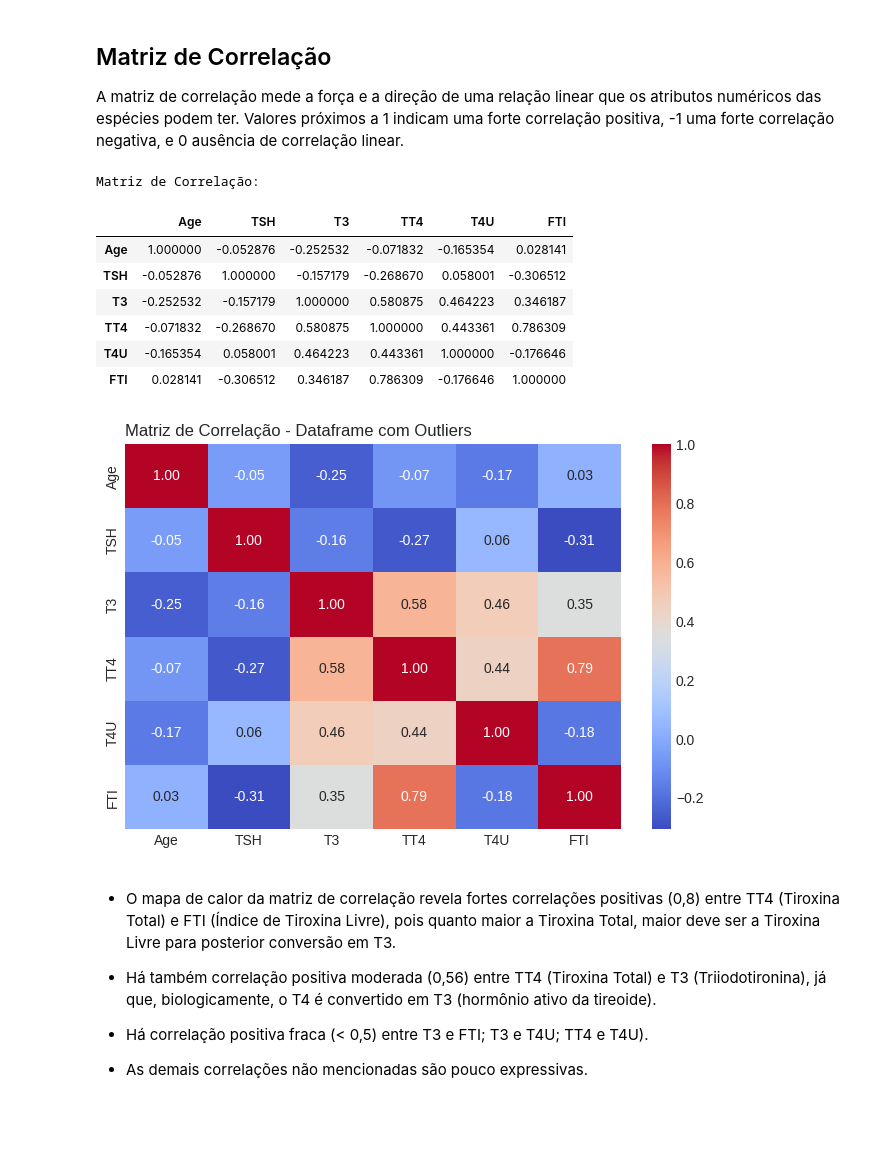
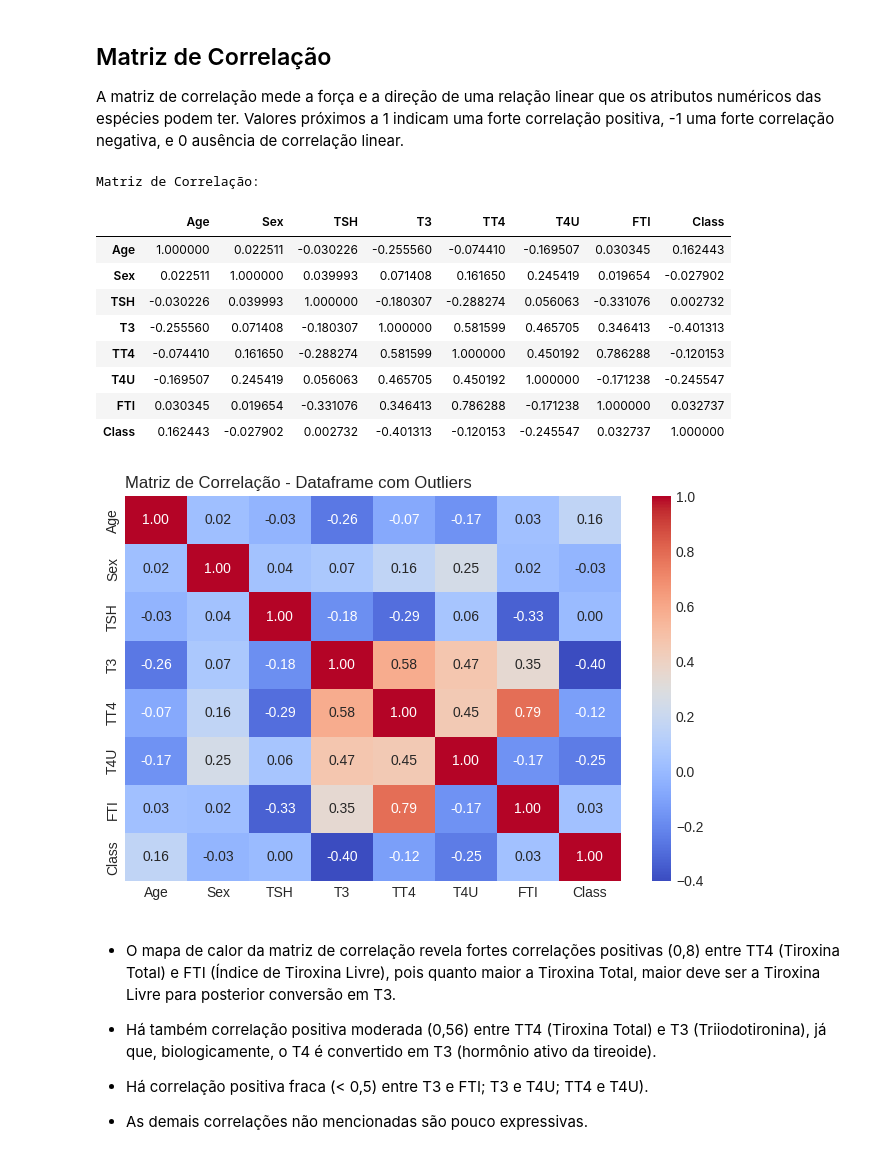
Before and after one commit to leticiasbm/DSAnalytics, a Jupyter notebook: MVP_Letícia_Santos_Batista_de_Melo.ipynb, the cells around one changed output. Drawn from its saved outputs; the diff is of its cells as text; code cells hidden in the pictures; blank space fills up the shorter version.

```diff
--- a/MVP_Letícia_Santos_Batista_de_Melo.ipynb
+++ b/MVP_Letícia_Santos_Batista_de_Melo.ipynb
@@ -157,6 +168,10 @@ Na última coluna do DataFrame, "Class", deixaremos apenas o diagnóstico, sendo
 
 dataframe["Class"] = dataframe["Class"].str.split("|").str[0]
 dataframe["Class"] = dataframe["Class"] .str.rstrip('.')
+
+dataframe = dataframe.replace("negative", 0) # Considerando que, para class = negative, 0
+dataframe = dataframe.replace("sick", 1) # Considerando que, para class = sick, 1
+
 dataframe.head()
 # %% [output]
 |  | Age | Sex | On_Thyroxine | Query_On_Thyroxine | On_Antithyroid_Medication | Sick | Pregnant | ... |
@@ -204,7 +219,7 @@ dataframe = dataframe.astype({"Age" : float, "Sex": float, "On_Thyroxine" : bool
                               "Sick" : bool, "Pregnant" : bool, "Thyroid_Surgery" : bool, "I131_Treatment" : bool, "Query_Hypothyroid" : bool,
                               "Query_Hyperthyroid" : bool, "Lithium" : bool, "Goitre" : bool, "Tumor" : bool, "Hypopituitary" : bool, "Psych" : bool,
                               "TSH_Measured" : bool, "T3_Measured" : bool, "TT4_Measured" : bool, "T4U_Measured" : bool, "FTI_Measured" : bool, "TBG_Measured" : bool,
-                              "TSH" : float, "T3" : float, "TT4" : float, "T4U" : float, "FTI" : float, "TBG" : float})
+                              "TSH" : float, "T3" : float, "TT4" : float, "T4U" : float, "FTI" : float, "TBG" : float, "Class" : float})
 
 print(dataframe.dtypes)
 # %% [output]
@@ -643,26 +690,28 @@ A matriz de correlação mede a força e a direção de uma relação linear que
 # %%
 # Matriz de correlação - dataframe com outliers
 
 print("\nMatriz de Correlação:")
-dataframe[["Age", "TSH", "T3", "TT4", "T4U", "FTI"]].dropna().corr()
+dataframe[["Age", "Sex", "TSH", "T3", "TT4", "T4U", "FTI", "Class"]].dropna().corr()
 # %% [output]
 Matriz de Correlação:
-|  | Age | TSH | T3 | TT4 | T4U | FTI |
-| Age | 1.000000 | -0.052876 | -0.252532 | -0.071832 | -0.165354 | 0.028141 |
-| TSH | -0.052876 | 1.000000 | -0.157179 | -0.268670 | 0.058001 | -0.306512 |
-| T3 | -0.252532 | -0.157179 | 1.000000 | 0.580875 | 0.464223 | 0.346187 |
-| TT4 | -0.071832 | -0.268670 | 0.580875 | 1.000000 | 0.443361 | 0.786309 |
-| T4U | -0.165354 | 0.058001 | 0.464223 | 0.443361 | 1.000000 | -0.176646 |
-| FTI | 0.028141 | -0.306512 | 0.346187 | 0.786309 | -0.176646 | 1.000000 |
+|  | Age | Sex | TSH | T3 | TT4 | T4U | FTI | Class |
+| Age | 1.000000 | 0.022511 | -0.030226 | -0.255560 | -0.074410 | -0.169507 | 0.030345 | 0.162443 |
+| Sex | 0.022511 | 1.000000 | 0.039993 | 0.071408 | 0.161650 | 0.245419 | 0.019654 | -0.027902 |
+| TSH | -0.030226 | 0.039993 | 1.000000 | -0.180307 | -0.288274 | 0.056063 | -0.331076 | 0.002732 |
+| T3 | -0.255560 | 0.071408 | -0.180307 | 1.000000 | 0.581599 | 0.465705 | 0.346413 | -0.401313 |
+| TT4 | -0.074410 | 0.161650 | -0.288274 | 0.581599 | 1.000000 | 0.450192 | 0.786288 | -0.120153 |
+| T4U | -0.169507 | 0.245419 | 0.056063 | 0.465705 | 0.450192 | 1.000000 | -0.171238 | -0.245547 |
+| FTI | 0.030345 | 0.019654 | -0.331076 | 0.346413 | 0.786288 | -0.171238 | 1.000000 | 0.032737 |
+| Class | 0.162443 | -0.027902 | 0.002732 | -0.401313 | -0.120153 | -0.245547 | 0.032737 | 1.000000 |
 # %%
 # Heatmap das variáveis - com outliers
 
 plt.figure(figsize = (8, 5))
-sns.heatmap(dataframe[["Age", "TSH", "T3", "TT4", "T4U", "FTI"]].dropna().corr(), annot=True, cmap = "coolwarm", fmt= ".2f")
+sns.heatmap(dataframe[["Age", "Sex", "TSH", "T3", "TT4", "T4U", "FTI", "Class"]].dropna().corr(), annot=True, cmap = "coolwarm", fmt= ".2f")
 plt.title("Matriz de Correlação - Dataframe com Outliers", loc = "left")
 plt.show()
 # %% [output]
-[figure, old version]
+[figure, new version]
 # %% [markdown]
 * O mapa de calor da matriz de correlação revela fortes correlações positivas (0,8) entre TT4 (Tiroxina Total) e FTI (Índice de Tiroxina Livre), pois quanto maior a Tiroxina Total, maior deve ser a Tiroxina Livre para posterior conversão em T3.
 
```
Also changed, not shown: parts of 33 cells of this notebook.
